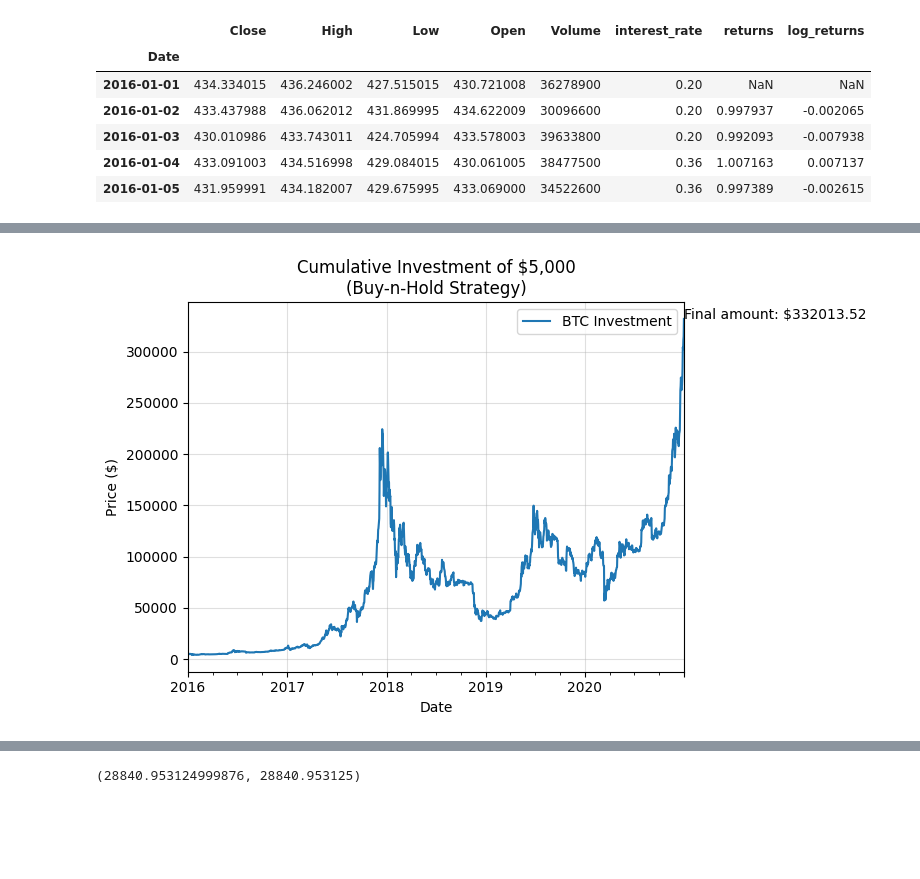
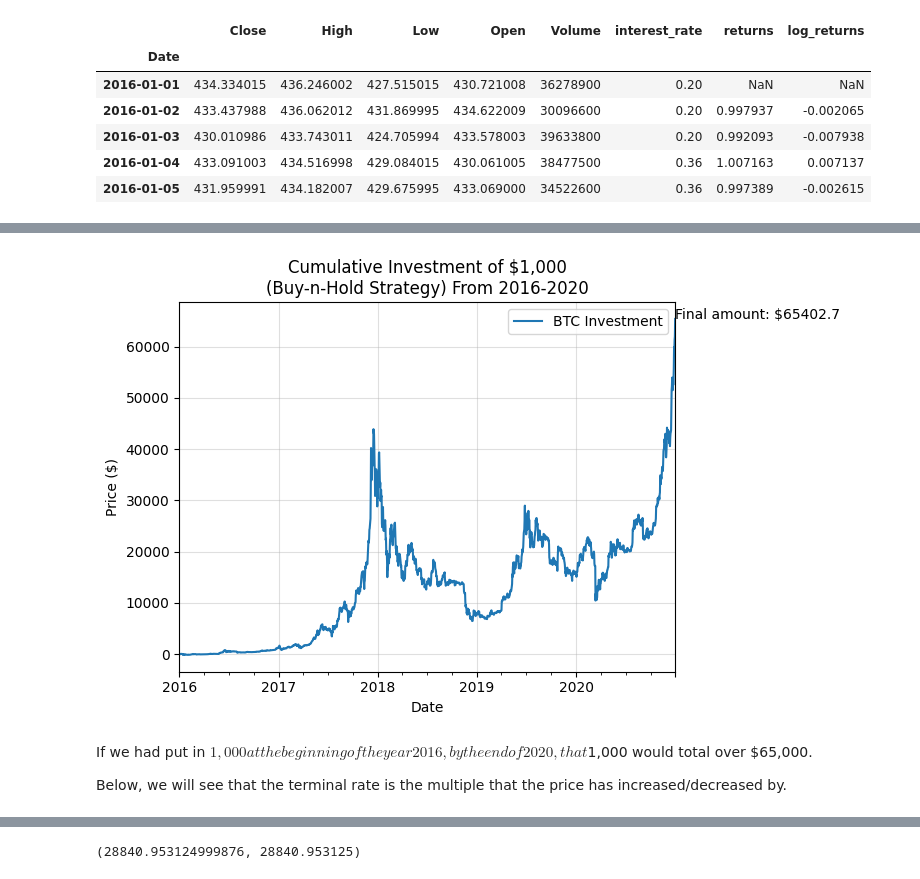
Before and after one commit to SmittyB00p/BTC-Price-Exploration, a Jupyter notebook: notebooks/moving_averages.ipynb, the cells around one changed output, grey strips where cells are left out. Cells and saved outputs as stored; diff of their text form; code cells hidden in the pictures; blank space fills up the shorter version.

```diff
--- a/notebooks/moving_averages.ipynb
+++ b/notebooks/moving_averages.ipynb
@@ -42,23 +44,27 @@ backtest_df.head()
 | 2021-01-04 | 31971.914062 | 33440.218750 | 28722.755859 | 32810.949219 | 81163475344 | 0.09 | 0.975288 | -0.025022 |
 | 2021-01-05 | 33992.429688 | 34437.589844 | 30221.187500 | 31977.041016 | 67547324782 | 0.09 | 1.063197 | 0.061280 |
 # %%
-#Using the cumulative returns we can simulate an investment of $5,000 at the beginning of 2016 and run it through to the end of 2020 to see our total return over that time-frame.
+#Using the cumulative returns we can simulate an investment of $1,000 at the beginning of 2016 and run it through to the end of 2020 to see our total return over that time-frame.
 
-init_investment = 5000.0
+init_investment = 1000.0
 
-cum_investment = np.exp(df['log_returns'].cumsum()) * init_investment
+terminal_return = (np.exp(df['log_returns'].cumsum()) - 1) * init_investment
 # %%
-cum_investment.plot(kind='line', label="BTC Investment")
+terminal_return.plot(kind='line', label="BTC Investment")
 plt.ylabel('Price ($)')
 plt.legend()
-plt.title('Cumulative Investment of $5,000\n(Buy-n-Hold Strategy)')
+plt.title('Cumulative Investment of $1,000\n(Buy-n-Hold Strategy) From 2016-2020')
 
-final_amount = round(cum_investment.tolist()[-1], 2)
+final_amount = round(terminal_return.tolist()[-1], 2)
 
 plt.annotate(text=f"Final amount: ${final_amount}",
-            xy=(cum_investment.index.tolist()[-1],
-            cum_investment.tolist()[-1]))
+            xy=(terminal_return.index.tolist()[-1],
+            terminal_return.tolist()[-1]))
 plt.grid(alpha=.4)
 plt.show()
 # %% [output]
-[figure, old version]
+[figure, new version]
+# %% [markdown]
+If we had put in $1,000 at the beginning of the year 2016, by the end of 2020, that $1,000 would total over $65,000.
+
+Below, we will see that the terminal rate is the multiple that the price has increased/decreased by.
```
Also changed, not shown: parts of 46 cells of this notebook.
